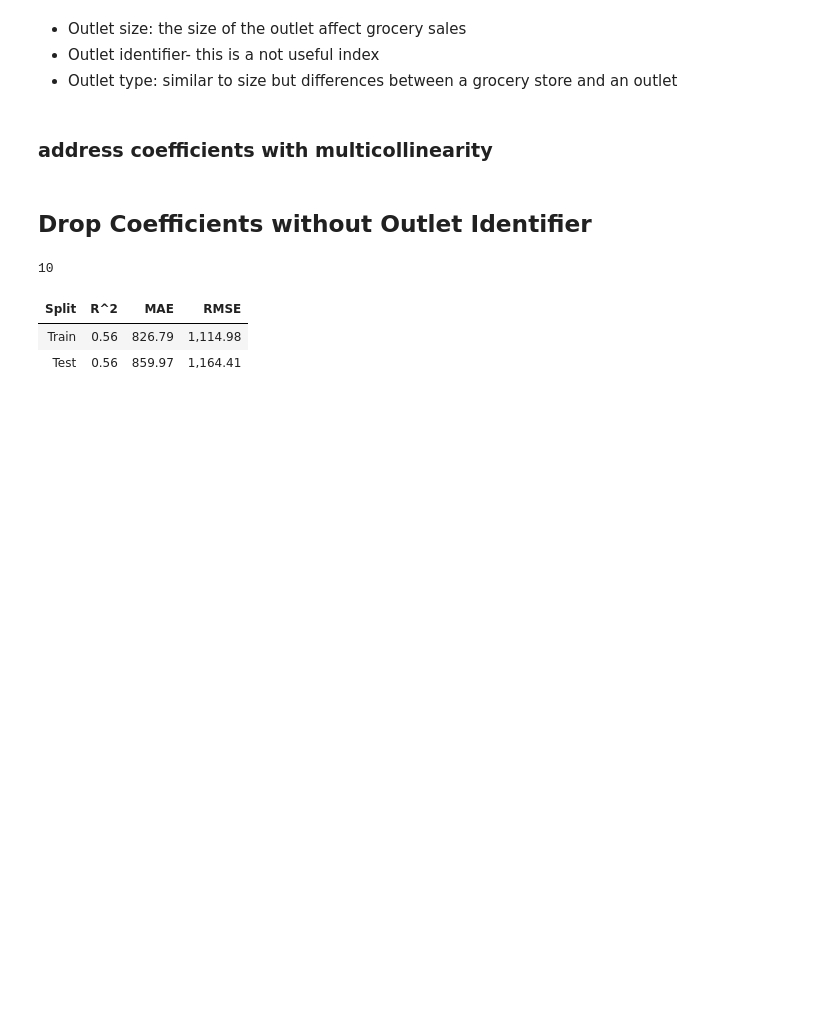
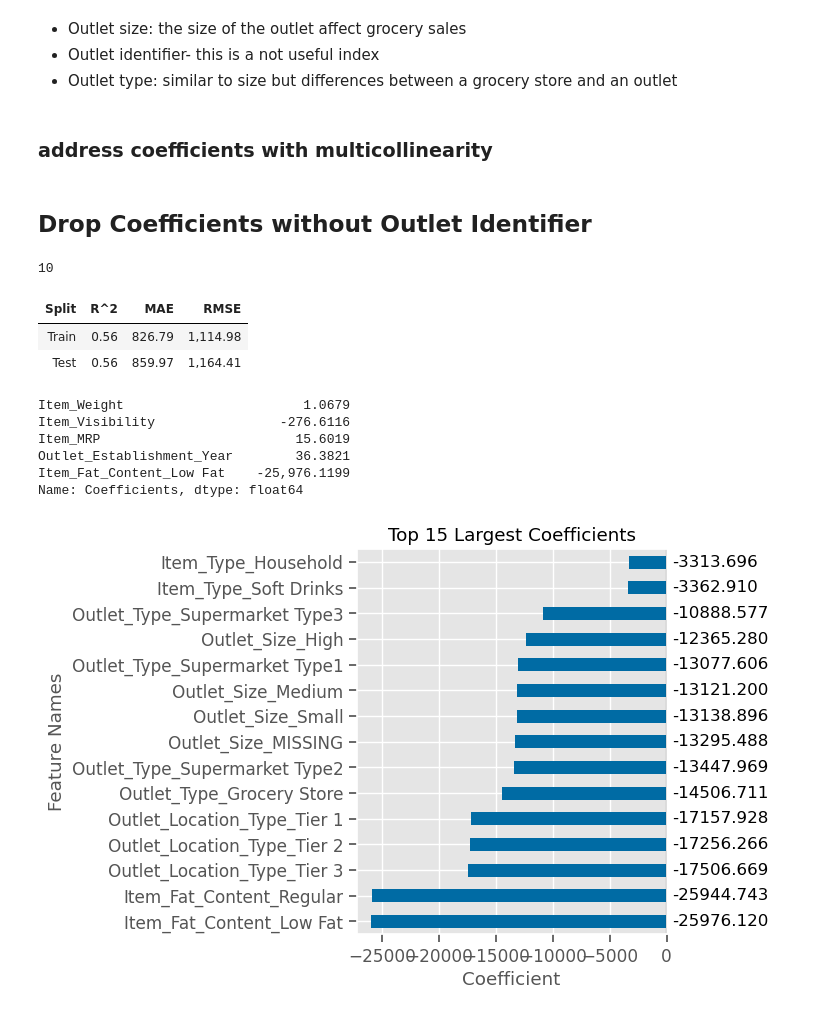
Before and after one commit to Elispreng/Grocery_Sales, a Jupyter notebook: Grocery Sales with Coeff.ipynb, the cells around one changed output. Cells and saved outputs as stored; diff of their text form; code cells hidden in the pictures; blank space fills up the shorter version.

```diff
--- a/Grocery Sales with Coeff.ipynb
+++ b/Grocery Sales with Coeff.ipynb
@@ -393,3 +393,22 @@ evaluate_regression(lin_reg2, X_train_df, y_train,
 | Split | R^2 | MAE | RMSE |
 | Train | 0.56 | 826.79 | 1,114.98 |
 | Test | 0.56 | 859.97 | 1,164.41 |
+# %%
+#visualize coefficients (manually)
+coeffs2 = pd.Series(lin_reg2.coef_, index=feature_names,
+                        name='Coefficients')
+coeffs2.loc['intercept'] = lin_reg.intercept_
+coeffs2.head()
+# %% [output]
+Item_Weight                       1.0679
+Item_Visibility                -276.6116
+Item_MRP                         15.6019
+Outlet_Establishment_Year        36.3821
+Item_Fat_Content_Low Fat    -25,976.1199
+Name: Coefficients, dtype: float64
+# %%
+lr_plot = plot_coeffs(coeffs2,top_n=15,intercept=False,annotate=True);
+fig=lr_plot.get_figure()
+fig.savefig('Images/Top 15 with Linear Regression_no Outlet Indentifier')
+# %% [output]
+[figure, added]
```
Also changed, not shown: 1 other file.
